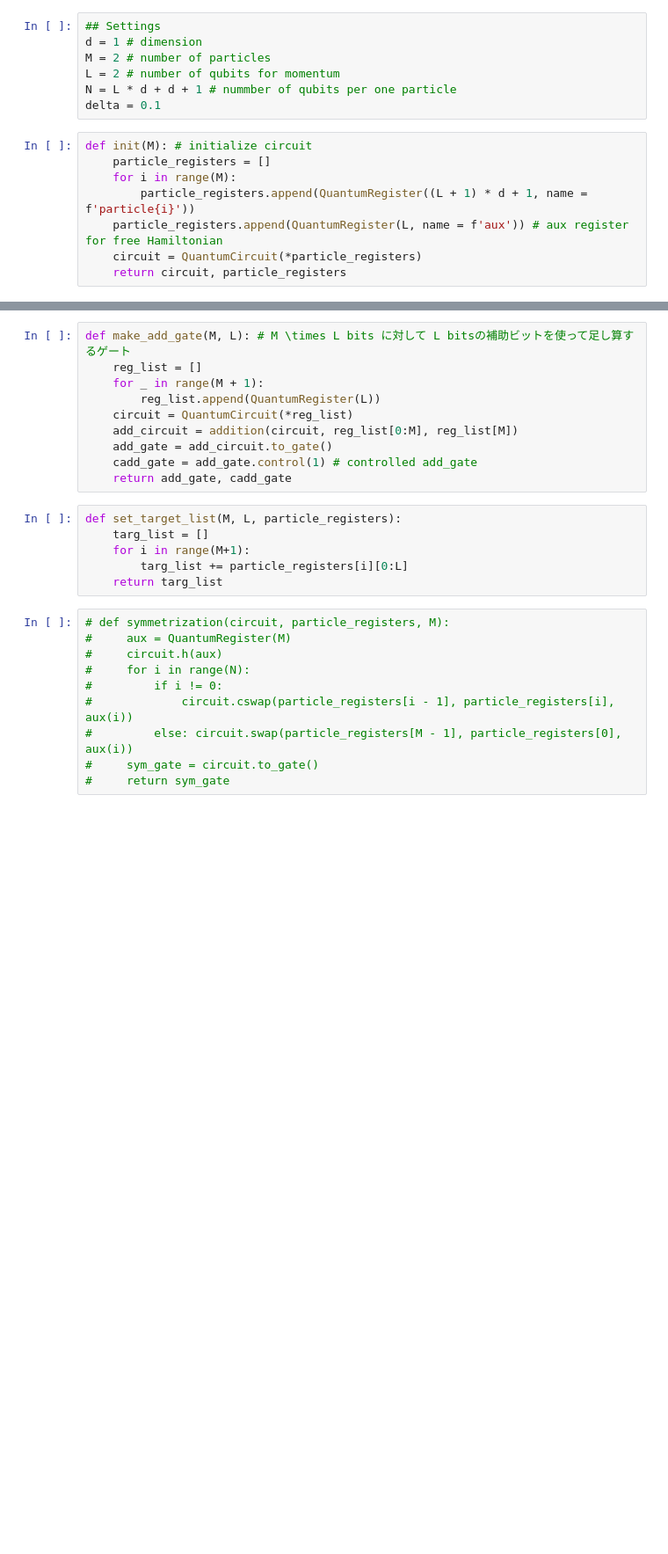
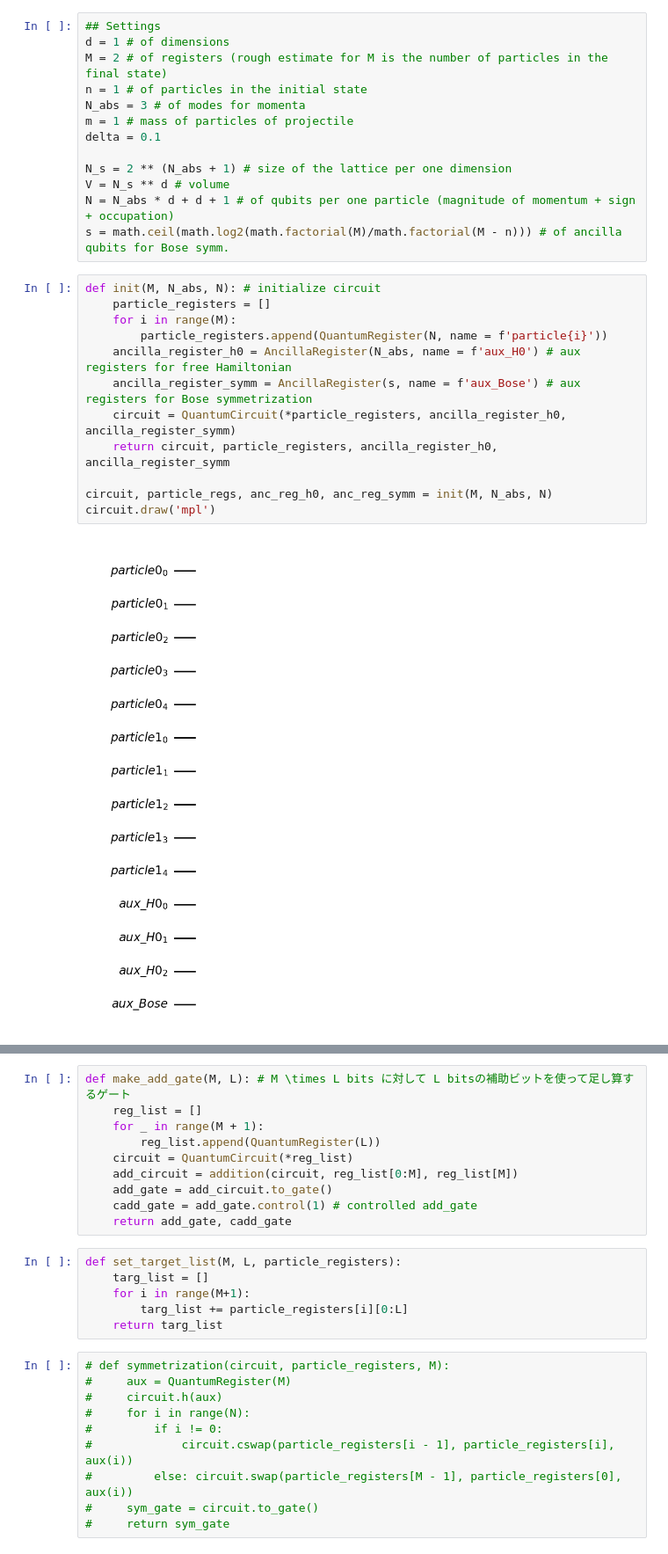
Before and after one commit to UTokyo-ICEPP/single-particle-qft, a Jupyter notebook: qsp/qc_single_particle.ipynb, the cells around one changed output, grey strips where cells are left out. Shown at 88% size. Drawn from its saved outputs; the diff is of its cells as text; blank space fills up the shorter version.

Commit message:
initial state preparation was added

```diff
--- a/qsp/qc_single_particle.ipynb
+++ b/qsp/qc_single_particle.ipynb
@@ -5,18 +9,30 @@ import numpy as np
-# %%
-## Settings
-d = 1 # dimension
-M = 2 # number of particles
-L = 2 # number of qubits for momentum
-N = L * d + d + 1 # nummber of qubits per one particle
-delta = 0.1
+# %%
+## Settings
+d = 1 # of dimensions
+M = 2 # of registers (rough estimate for M is the number of particles in the final state)
+n = 1 # of particles in the initial state
+N_abs = 3 # of modes for momenta
+m = 1 # mass of particles of projectile
+delta = 0.1
+
+N_s = 2 ** (N_abs + 1) # size of the lattice per one dimension
+V = N_s ** d # volume
+N = N_abs * d + d + 1 # of qubits per one particle (magnitude of momentum + sign + occupation)
+s = math.ceil(math.log2(math.factorial(M)/math.factorial(M - n))) # of ancilla qubits for Bose symm.
 # %%
-def init(M): # initialize circuit
+def init(M, N_abs, N): # initialize circuit
     particle_registers = []
     for i in range(M):
-        particle_registers.append(QuantumRegister((L + 1) * d + 1, name = f'particle{i}'))
-    particle_registers.append(QuantumRegister(L, name = f'aux')) # aux register for free Hamiltonian
-    circuit = QuantumCircuit(*particle_registers)
-    return circuit, particle_registers
+        particle_registers.append(QuantumRegister(N, name = f'particle{i}'))
+    ancilla_register_h0 = AncillaRegister(N_abs, name = f'aux_H0') # aux registers for free Hamiltonian
+    ancilla_register_symm = AncillaRegister(s, name = f'aux_Bose') # aux registers for Bose symmetrization
+    circuit = QuantumCircuit(*particle_registers, ancilla_register_h0, ancilla_register_symm)
+    return circuit, particle_registers, ancilla_register_h0, ancilla_register_symm
+
+circuit, particle_regs, anc_reg_h0, anc_reg_symm = init(M, N_abs, N)
+circuit.draw('mpl')
+# %% [output]
+[figure, added]
 # %%
 #### examples of operation ####
 ## operate x gate to one certain qubit
```
Also changed, not shown: parts of 13 cells of this notebook, 1 other file.
